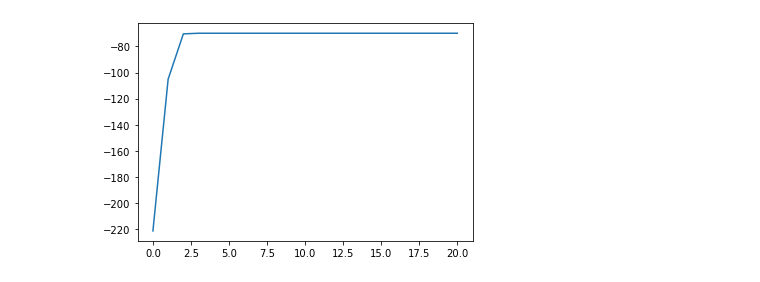
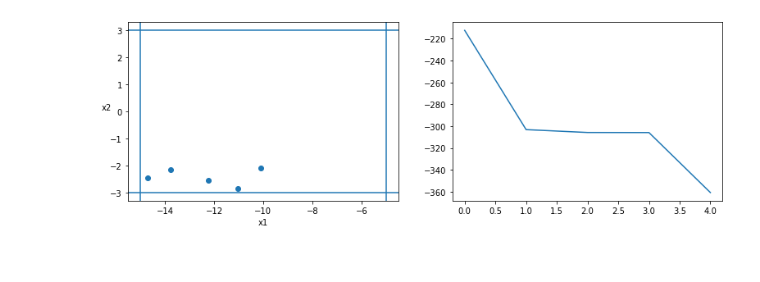
Before and after one commit to Yinnnn94/Optimization, a Jupyter notebook: SA.ipynb, the cells around one changed output. Cells and saved outputs as stored; diff of their text form; code cells hidden in the pictures.

```diff
--- a/SA.ipynb
+++ b/SA.ipynb
@@ -3,61 +3,76 @@ import random as rand
 import numpy as np
 import matplotlib.pyplot as plt
 # %%
-class SA():
+class SA_if_out_of_range_init():
 
-    def __init__(self, t, Best_solution, x1_range, x2_range):
+    def __init__(self, t, Best_solution, x1_range, x2_range, result_arr):
         self.t = t
         self.Best_solution = Best_solution
         self.x1_range = x1_range
         self.x2_range = x2_range
+        self.result_arr = result_arr
 
     def function(self, x1, x2):
         fx = 100*(x2 + (-0.01*(x1**2)) + 1) + 0.01*(x1+10)**2
         return fx
 
     def temp_update(self, t):
-        delta_t = 1 - np.sin(t)
-        t -= delta_t
+        t *= 1 - np.sin(t)
         return t
 
-    def new_candidtate(self, x1, x2):
-        new_x1 = x1 + np.cos(x1)
-        new_x2 = x2 + np.cos(x1)
-        if (new_x1 not in self.x1_range) and (new_x2 not in self.x2_range):
-            new_x1 = x1 + np.cos(x1)
-            new_x2 = x2 + np.cos(x1)
+    def decay_rate_sigmoid(self, iter_):
+        r = 1 - (1/(1 + np.exp(iter_)))
+        return r
+
+    def new_candidtate(self, x1, x2, iter_):
+        new_x1 = x1 + np.random.randn(1) * self.decay_rate_sigmoid(iter_)
+        new_x2 = x2 + np.random.randn(1) * self.decay_rate_sigmoid(iter_)
+        if (new_x1 not in self.x1_range) or (new_x2 not in self.x2_range):
+            new_x1 = rand.uniform(-15,-5)
+            new_x2 = rand.uniform(-3,3)
         return new_x1, new_x2
 
     def store_or_pass(self, x1, x2):
         y = self.function(x1, x2)
         if (y < self.Best_solution) or (rand.random() > np.exp((y - self.Best_solution)/t)):
-            Best_solution = y
-            list_solution.append(Best_solution)
+            self.Best_solution = y
+            self.result_arr= np.append(self.result_arr,[x1,x2, self.Best_solution])
         else:
-
             pass
-        return Best_solution, list_solution
+        return self.Best_solution, self.result_arr
 
 
-t = 100
+t = 1000
 Best_solution = 1000
-iter_ = 20
-list_solution = []
+iter_ = 200
+result_arr = np.array([])
 x1_range = range(-15, -5)
 x2_range = range(-3, 3)
 
 x1 = rand.uniform(-15,-5)
 x2 = rand.uniform(-3,3)
-sa = SA(t, Best_solution, x1_range, x2_range)
-Best_solution = sa.store_or_pass(x1, x2)
+sa = SA_if_out_of_range_init(t, Best_solution, x1_range, x2_range, arr_solution)
+Best_solution, result_arr = sa.store_or_pass(x1, x2)
 t = sa.temp_update(t)
-x1, x2 = sa.new_candidtate(x1,x2)
 
-for a in range(iter_):
-    if t >= 0:
-        Best_solution, list_solution = sa.store_or_pass(x1, x2)
-        x1, x2 = sa.new_candidtate(x1, x2)
-        t = sa.temp_update(t)
-plt.plot(list_solution)
-plt.show()
+iter_ -= 1
+while t >= 0 and iter_ >= 0:
+    print(f'溫度:{t}, 迭代次數:{iter_}')
+    x1, x2 = sa.new_candidtate(x1,x2,iter_)
+    Best_solution, result_arr = sa.store_or_pass(x1, x2)
+    x1, x2 = sa.new_candidtate(x1, x2, iter_)
+    t = sa.temp_update(t)
+    iter_ -= 1
+else:
+    result_arr = result_arr.reshape(int(len(result_arr)/3),3)
+    fig, (ax1, ax2) = plt.subplots(1,2, figsize=(13,4))
+    ax1.scatter(result_arr[:,0], result_arr[:,1])
+    ax1.set_xlabel('x1')
+    ax1.axvline(-15)
+    ax1.axvline(-5)
+    ax1.axhline(-3)
+    ax1.axhline(3)
+    ax1.set_ylabel('x2', rotation = 0)
+    ax2.plot(result_arr[:,2])
+    plt.show()
 # %% [output]
@@ -64 +96 @@ plt.show()
-[figure, old version]
+[figure, new version]
```
Also changed, not shown: parts of 3 cells of this notebook.
